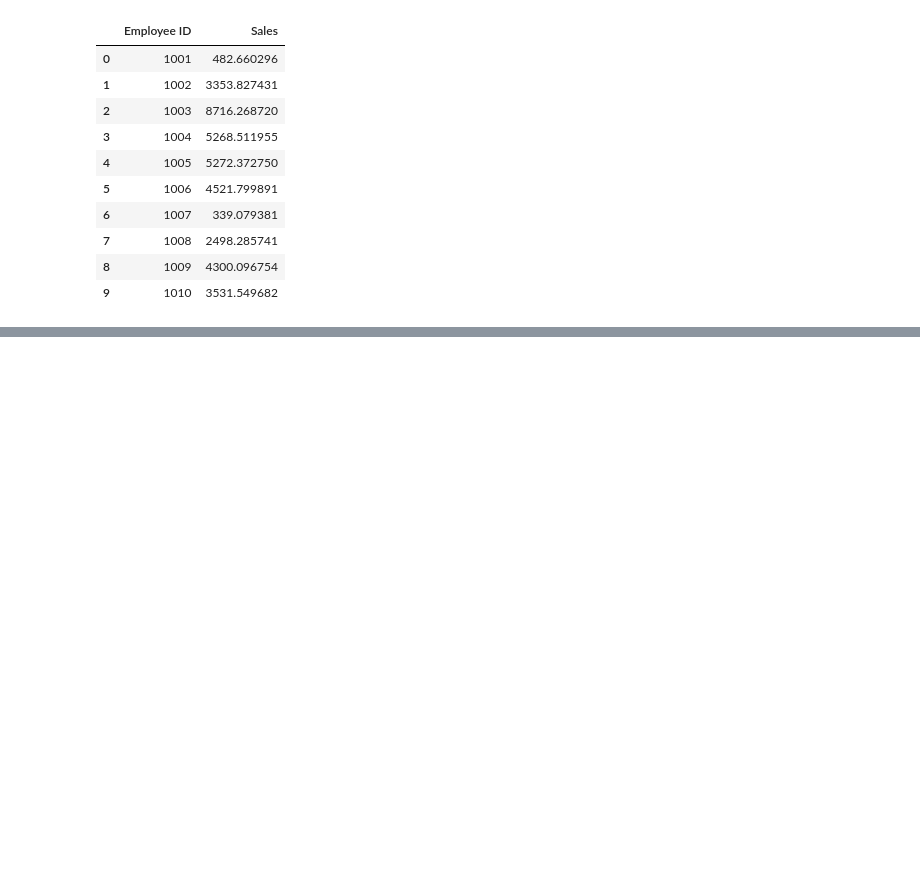
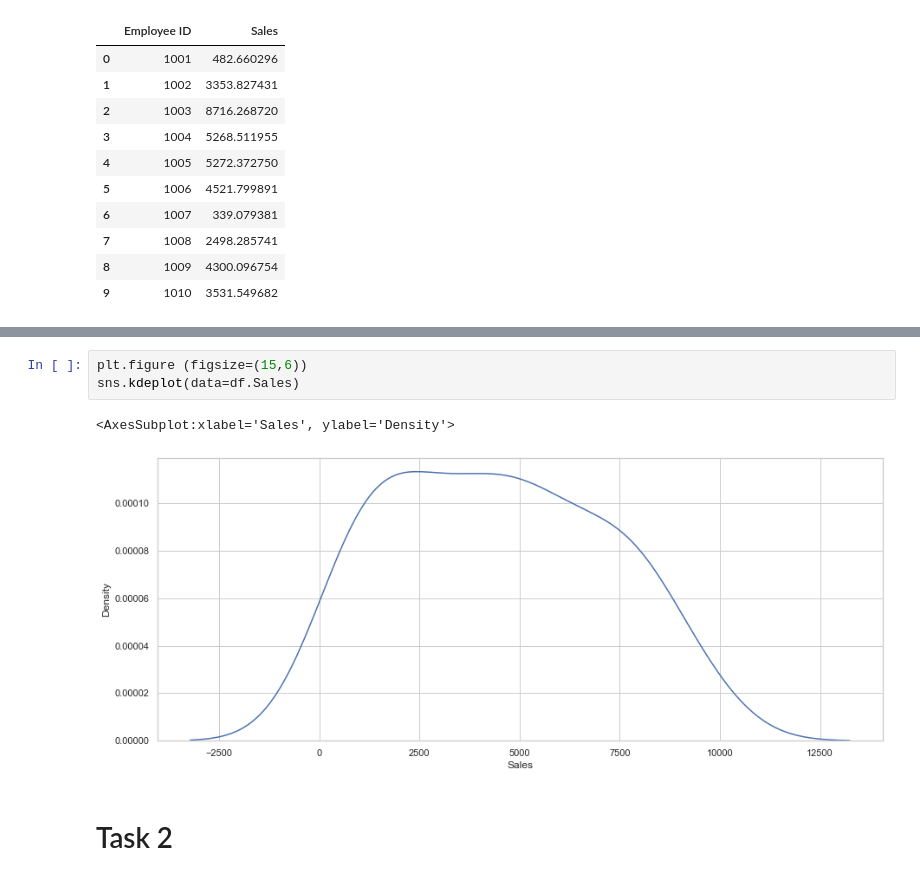
Before and after one commit to gaoqian310/Business_Intelligence_Project, a Jupyter notebook: BI_Project.ipynb, the cells around one changed output, grey strips where cells are left out. Cells and saved outputs as stored; diff of their text form; blank space fills up the shorter version.

```diff
--- a/BI_Project.ipynb
+++ b/BI_Project.ipynb
@@ -57,0 +75,8 @@ Standard Deviation is : 2689.999286261166
+# %%
+plt.figure (figsize=(15,6))
+sns.kdeplot(data=df.Sales)
+# %% [output]
+<AxesSubplot:xlabel='Sales', ylabel='Density'>
+[figure, added]
+# %% [markdown]
+# Task 2
```
Also changed, not shown: parts of 9 cells of this notebook, 1 other file.
